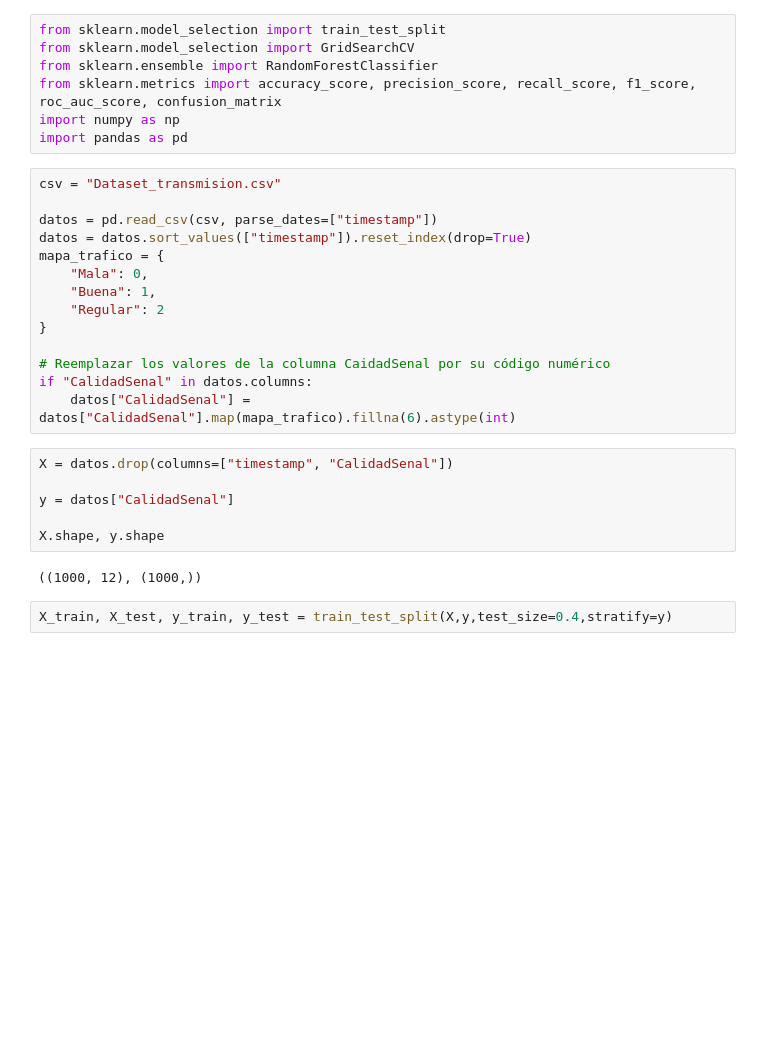
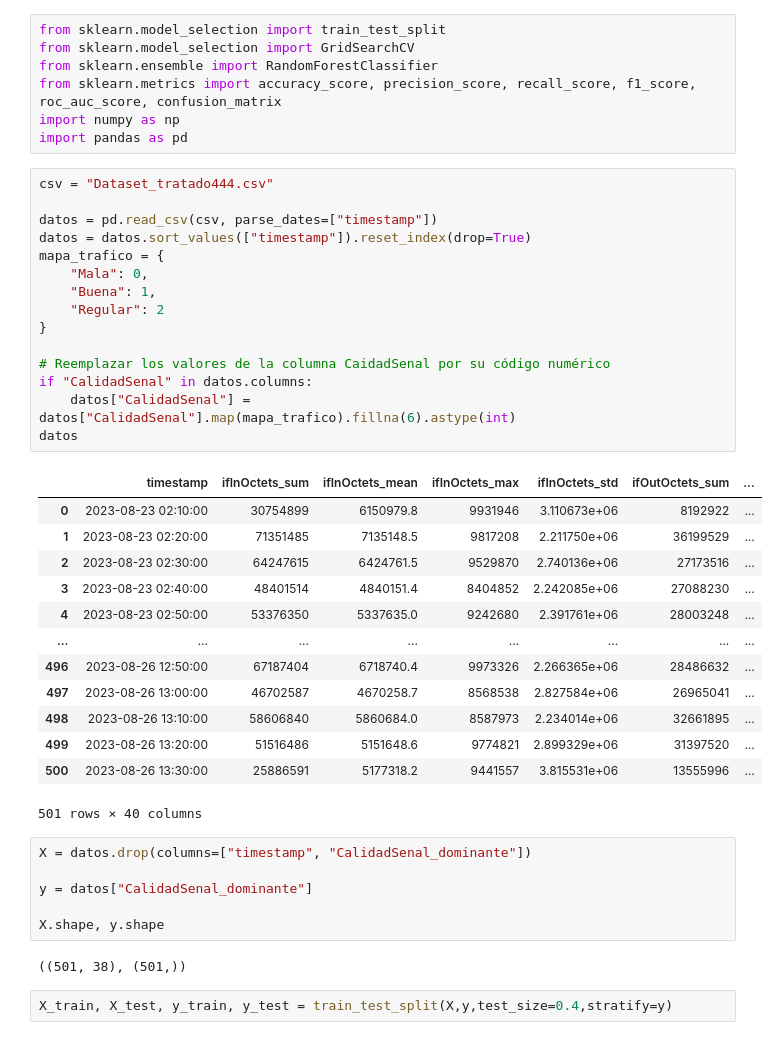
Before and after one commit to Fernandez-Ser/Proyecto, a Jupyter notebook: Proyecto01_Hparametros.ipynb, the cells around one changed output. Drawn from its saved outputs; the diff is of its cells as text; blank space fills up the shorter version.

```diff
--- a/Proyecto01_Hparametros.ipynb
+++ b/Proyecto01_Hparametros.ipynb
@@ -6,27 +6,42 @@ from sklearn.metrics import accuracy_score, precision_score, recall_score, f1_sc
 import numpy as np
 import pandas as pd
 # %%
-csv = "Dataset_transmision.csv"
+csv = "Dataset_tratado444.csv"
 
 datos = pd.read_csv(csv, parse_dates=["timestamp"])
 datos = datos.sort_values(["timestamp"]).reset_index(drop=True)
 mapa_trafico = {
     "Mala": 0,
     "Buena": 1,
     "Regular": 2
 }
 
 # Reemplazar los valores de la columna CaidadSenal por su código numérico
 if "CalidadSenal" in datos.columns:
     datos["CalidadSenal"] = datos["CalidadSenal"].map(mapa_trafico).fillna(6).astype(int)
+datos
+# %% [output]
+|  | timestamp | ifInOctets_sum | ifInOctets_mean | ifInOctets_max | ifInOctets_std | ifOutOctets_sum | ... |
+| 0 | 2023-08-23 02:10:00 | 30754899 | 6150979.8 | 9931946 | 3.110673e+06 | 8192922 | ... |
+| 1 | 2023-08-23 02:20:00 | 71351485 | 7135148.5 | 9817208 | 2.211750e+06 | 36199529 | ... |
+| 2 | 2023-08-23 02:30:00 | 64247615 | 6424761.5 | 9529870 | 2.740136e+06 | 27173516 | ... |
+| 3 | 2023-08-23 02:40:00 | 48401514 | 4840151.4 | 8404852 | 2.242085e+06 | 27088230 | ... |
+| 4 | 2023-08-23 02:50:00 | 53376350 | 5337635.0 | 9242680 | 2.391761e+06 | 28003248 | ... |
+| ... | ... | ... | ... | ... | ... | ... | ... |
+| 496 | 2023-08-26 12:50:00 | 67187404 | 6718740.4 | 9973326 | 2.266365e+06 | 28486632 | ... |
+| 497 | 2023-08-26 13:00:00 | 46702587 | 4670258.7 | 8568538 | 2.827584e+06 | 26965041 | ... |
+| 498 | 2023-08-26 13:10:00 | 58606840 | 5860684.0 | 8587973 | 2.234014e+06 | 32661895 | ... |
+| 499 | 2023-08-26 13:20:00 | 51516486 | 5151648.6 | 9774821 | 2.899329e+06 | 31397520 | ... |
+| 500 | 2023-08-26 13:30:00 | 25886591 | 5177318.2 | 9441557 | 3.815531e+06 | 13555996 | ... |
+501 rows × 40 columns
 # %%
-X = datos.drop(columns=["timestamp", "CalidadSenal"])
+X = datos.drop(columns=["timestamp", "CalidadSenal_dominante"])
 
-y = datos["CalidadSenal"]
+y = datos["CalidadSenal_dominante"]
 
 X.shape, y.shape
 # %% [output]
-((1000, 12), (1000,))
+((501, 38), (501,))
 # %%
 X_train, X_test, y_train, y_test = train_test_split(X,y,test_size=0.4,stratify=y)
 # %%
```
Also changed, not shown: parts of 9 cells of this notebook.
